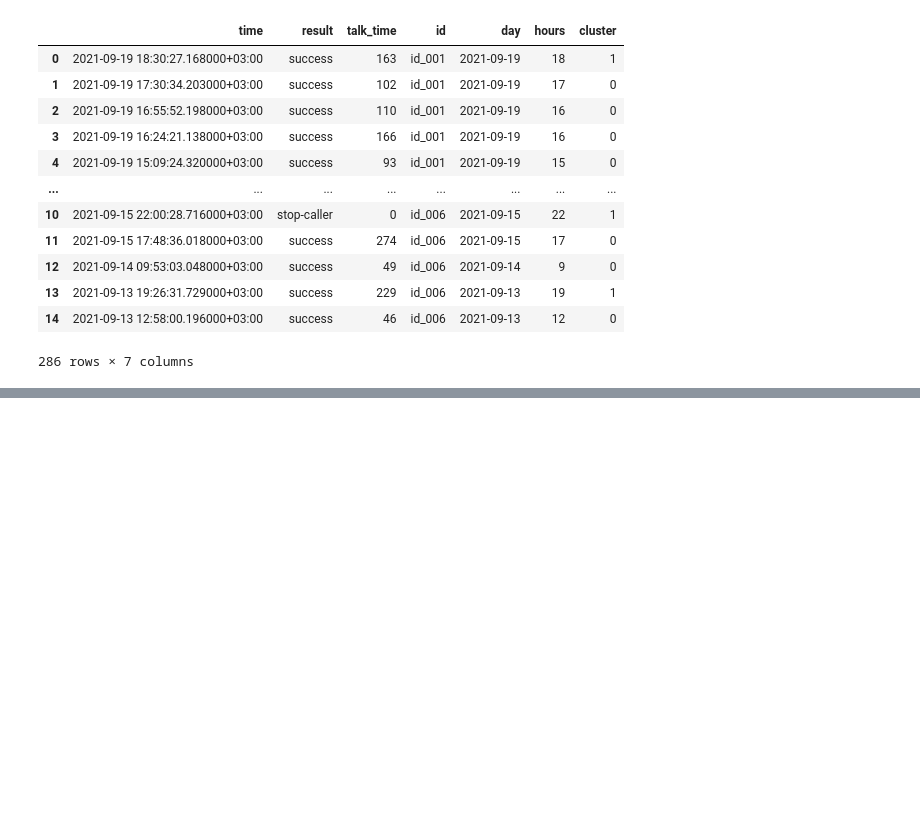
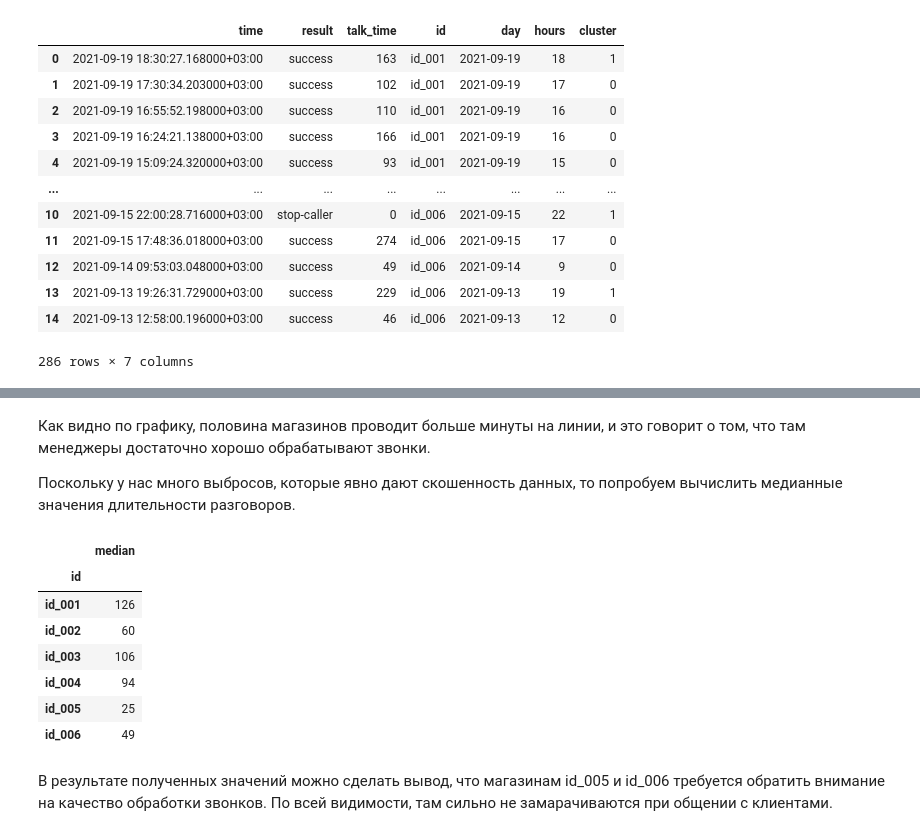
Before and after one commit to ViacheslavPogorelyy/projects_for_autoru, a Jupyter notebook: analytics_of_parts/Project.ipynb, the cells around one changed output, grey strips where cells are left out. Cells and saved outputs as stored; diff of their text form; code cells hidden in the pictures; blank space fills up the shorter version.

```diff
--- a/analytics_of_parts/Project.ipynb
+++ b/analytics_of_parts/Project.ipynb
@@ -389,0 +381,17 @@ share_calls
+# %% [markdown]
+Как видно по графику, половина магазинов проводит больше минуты на линии, и это говорит о том, что там менеджеры достаточно хорошо обрабатывают звонки.
+
+Поскольку у нас много выбросов, которые явно дают скошенность данных, то попробуем вычислить медианные значения длительности разговоров.
+# %%
+calls.groupby('id')['talk_time'].agg(['median'])
+# %% [output]
+|  | median |
+| id |  |
+| id_001 | 126 |
+| id_002 | 60 |
+| id_003 | 106 |
+| id_004 | 94 |
+| id_005 | 25 |
+| id_006 | 49 |
+# %% [markdown]
+В результате полученных значений можно сделать вывод, что магазинам id_005 и id_006 требуется обратить внимание на качество обработки звонков. По всей видимости, там сильно не замарачиваются при общении с клиентами.
```
Also changed, not shown: parts of 13 cells of this notebook.
